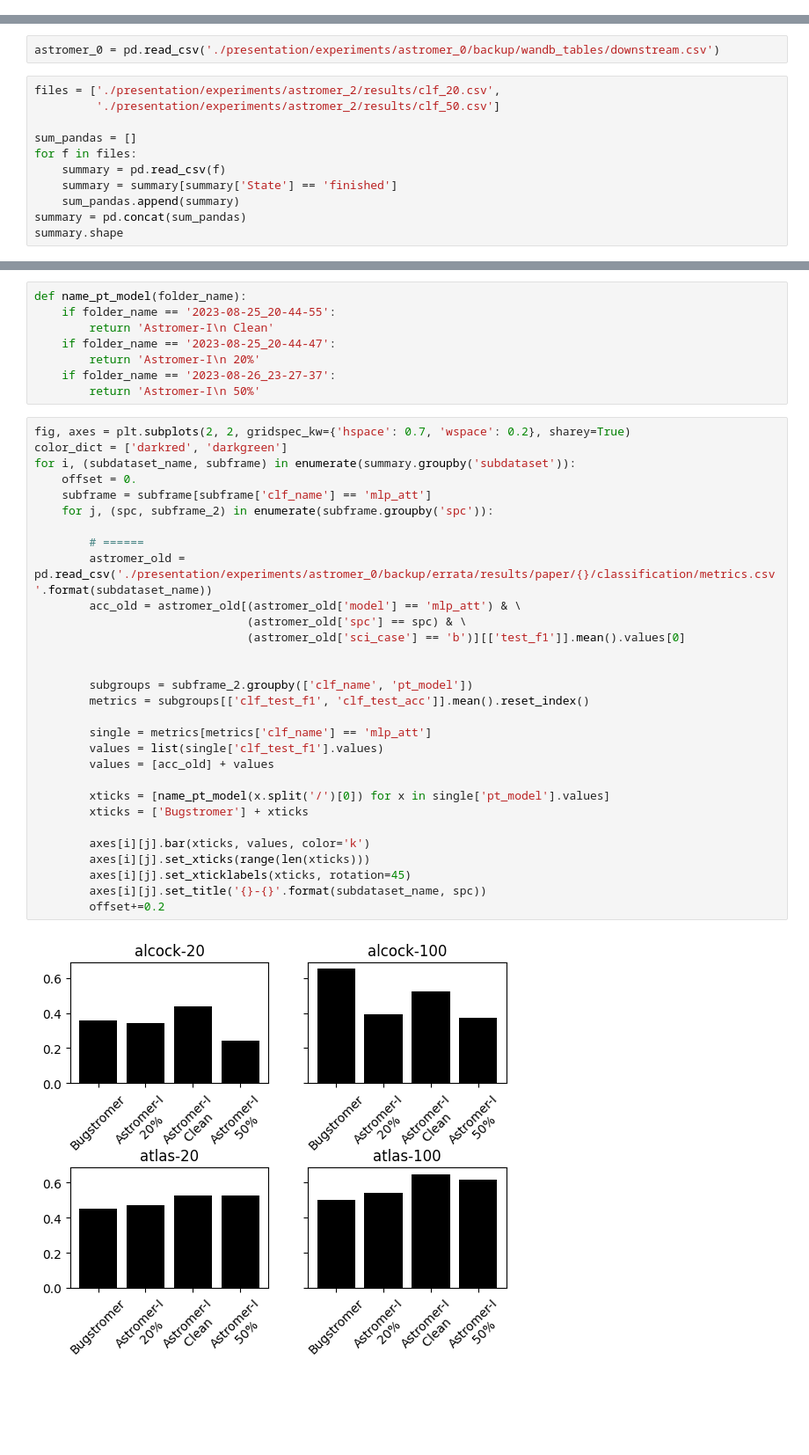
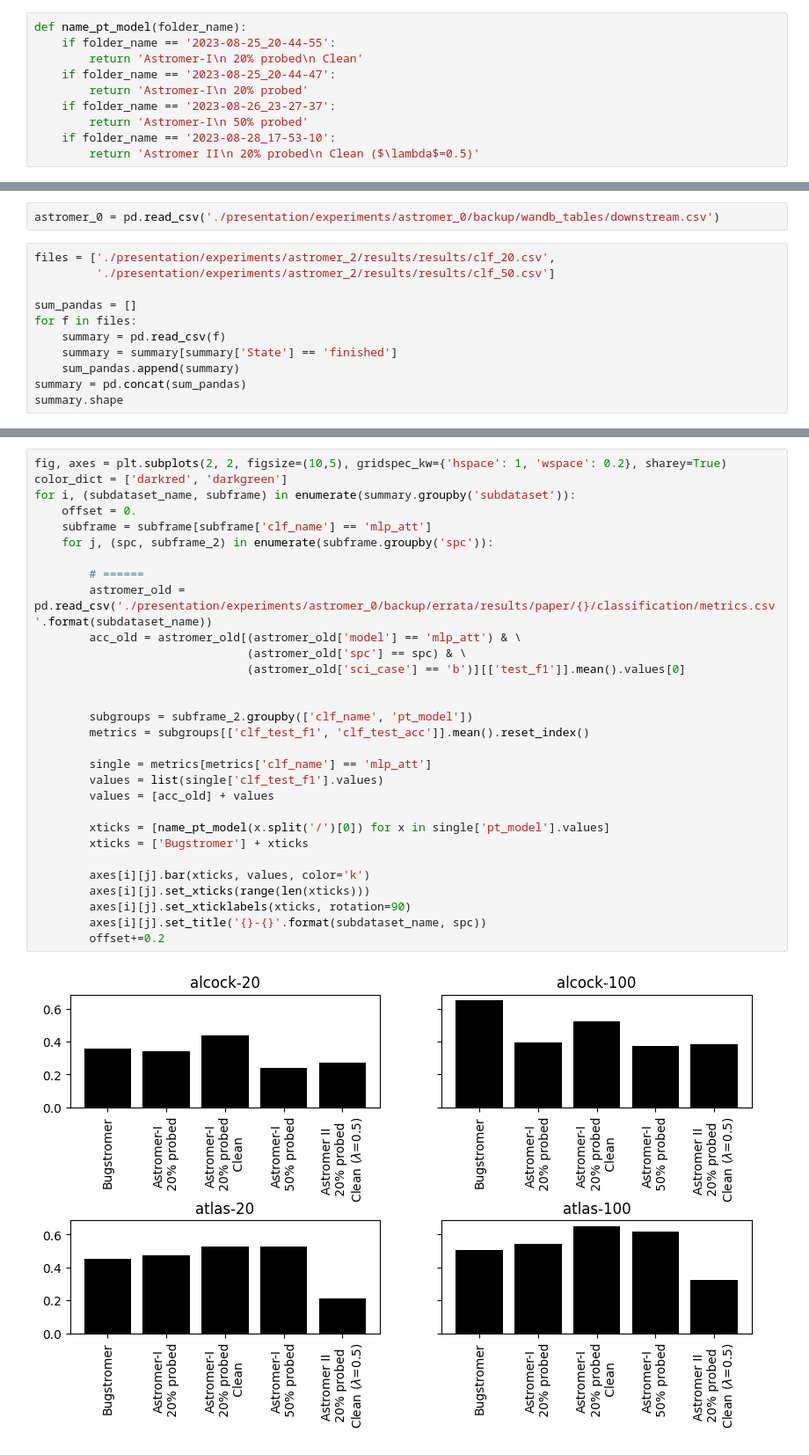
Before and after one commit to cridonoso/astromer, a Jupyter notebook: presentation/experiments/astromer_2/virualize_results.ipynb, the cells around one changed output, grey strips where cells are left out. Shown at 88% size. Cells and saved outputs as stored; diff of their text form; blank space fills up the shorter version.

```diff
--- a/presentation/experiments/astromer_2/virualize_results.ipynb
+++ b/presentation/experiments/astromer_2/virualize_results.ipynb
@@ -149,4 +145,14 @@ Text(0, 0.5, 'Test R-square')
 [figure]
 # %% [markdown]
 ### Visualize learning curves
+# %%
+def name_pt_model(folder_name):
+    if folder_name == '2023-08-25_20-44-55':
+        return 'Astromer-I\n 20% probed\n Clean'
+    if folder_name == '2023-08-25_20-44-47':
+        return 'Astromer-I\n 20% probed'
+    if folder_name == '2023-08-26_23-27-37':
+        return 'Astromer-I\n 50% probed'
+    if folder_name == '2023-08-28_17-53-10':
+        return 'Astromer II\n 20% probed\n Clean ($\lambda$=0.5)'
 # %%
@@ -174,8 +189,8 @@ axes[-1].legend(bbox_to_anchor=(1.05, 1.4), ncols=2)
 # %%
 astromer_0 = pd.read_csv('./presentation/experiments/astromer_0/backup/wandb_tables/downstream.csv')
 # %%
-files = ['./presentation/experiments/astromer_2/results/clf_20.csv',
-         './presentation/experiments/astromer_2/results/clf_50.csv']
+files = ['./presentation/experiments/astromer_2/results/results/clf_20.csv',
+         './presentation/experiments/astromer_2/results/results/clf_50.csv']
 
 sum_pandas = []
 for f in files:
@@ -189,40 +204,32 @@ summary.shape
-# %%
-def name_pt_model(folder_name):
-    if folder_name == '2023-08-25_20-44-55':
-        return 'Astromer-I\n Clean'
-    if folder_name == '2023-08-25_20-44-47':
-        return 'Astromer-I\n 20%'
-    if folder_name == '2023-08-26_23-27-37':
-        return 'Astromer-I\n 50%'
 # %%
-fig, axes = plt.subplots(2, 2, gridspec_kw={'hspace': 0.7, 'wspace': 0.2}, sharey=True)
+fig, axes = plt.subplots(2, 2, figsize=(10,5), gridspec_kw={'hspace': 1, 'wspace': 0.2}, sharey=True)
 color_dict = ['darkred', 'darkgreen']
 for i, (subdataset_name, subframe) in enumerate(summary.groupby('subdataset')):
     offset = 0.
     subframe = subframe[subframe['clf_name'] == 'mlp_att']
     for j, (spc, subframe_2) in enumerate(subframe.groupby('spc')):
 
         # ======
         astromer_old = pd.read_csv('./presentation/experiments/astromer_0/backup/errata/results/paper/{}/classification/metrics.csv'.format(subdataset_name))
         acc_old = astromer_old[(astromer_old['model'] == 'mlp_att') & \
                                (astromer_old['spc'] == spc) & \
                                (astromer_old['sci_case'] == 'b')][['test_f1']].mean().values[0]
 
 
         subgroups = subframe_2.groupby(['clf_name', 'pt_model'])
         metrics = subgroups[['clf_test_f1', 'clf_test_acc']].mean().reset_index()
 
         single = metrics[metrics['clf_name'] == 'mlp_att']
         values = list(single['clf_test_f1'].values)
         values = [acc_old] + values
 
         xticks = [name_pt_model(x.split('/')[0]) for x in single['pt_model'].values]
         xticks = ['Bugstromer'] + xticks
 
         axes[i][j].bar(xticks, values, color='k')
         axes[i][j].set_xticks(range(len(xticks)))
-        axes[i][j].set_xticklabels(xticks, rotation=45)
+        axes[i][j].set_xticklabels(xticks, rotation=90)
         axes[i][j].set_title('{}-{}'.format(subdataset_name, spc))
         offset+=0.2
 # %% [output]
-[figure, old version]
+[figure, new version]
```
Also changed, not shown: parts of 4 cells of this notebook.
